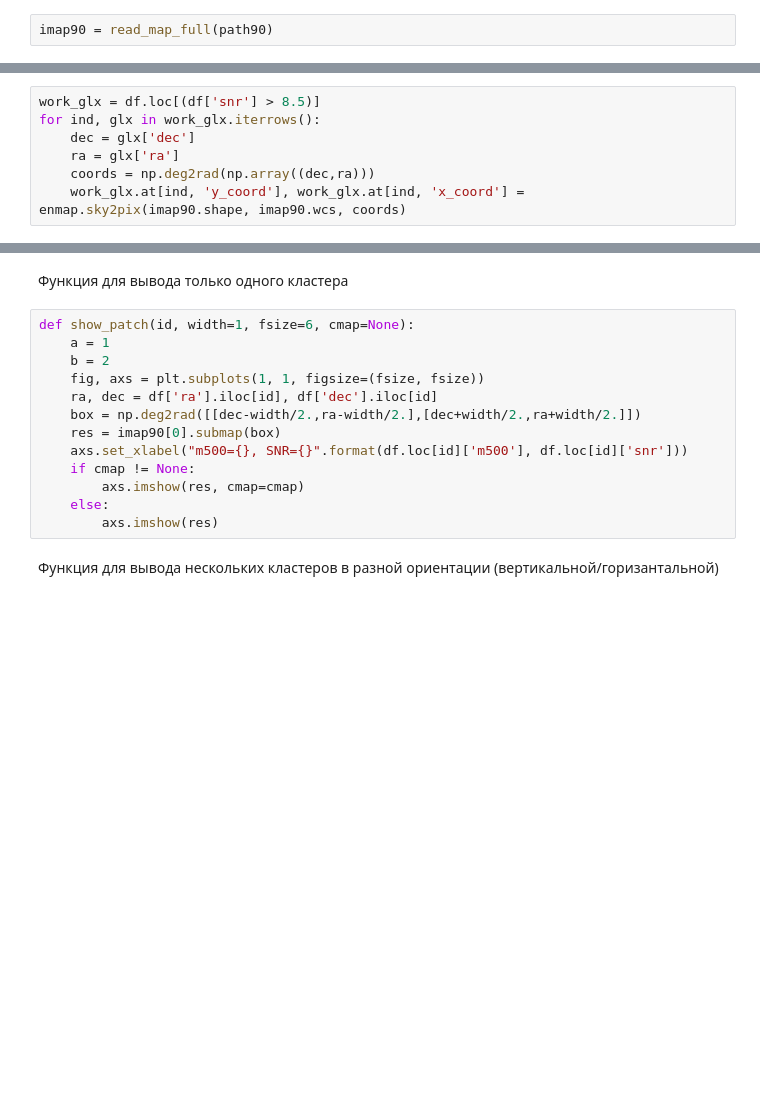
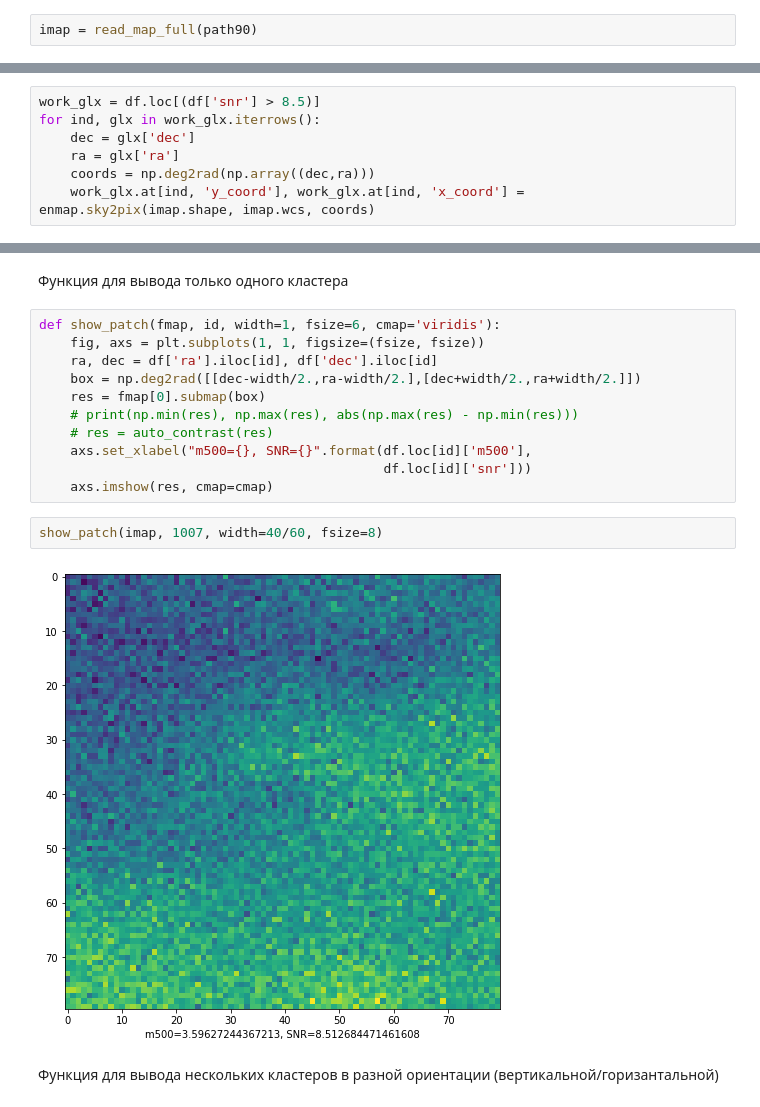
Before and after one commit to ivan-kapunin/segmentation_3_year, a Jupyter notebook: galaxyClustering.ipynb, the cells around one changed output, grey strips where cells are left out. Cells and saved outputs as stored; diff of their text form; blank space fills up the shorter version.

Commit message:
Clean up notebook. Save patches, show patches

```diff
--- a/galaxyClustering.ipynb
+++ b/galaxyClustering.ipynb
@@ -52,5 +52,5 @@ imap90, imap150, imap220 = read_maps_box([100, 160], [-30, 20])
 # %%
-imap90 = read_map_full(path90)
+imap = read_map_full(path90)
 # %%
 tab = atpy.Table().read(cluster_catalog)
 # %% [markdown]
@@ -73,4 +73,4 @@ for ind, glx in work_glx.iterrows():
     dec = glx['dec']
     ra = glx['ra']
     coords = np.deg2rad(np.array((dec,ra)))
-    work_glx.at[ind, 'y_coord'], work_glx.at[ind, 'x_coord'] = enmap.sky2pix(imap90.shape, imap90.wcs, coords)
+    work_glx.at[ind, 'y_coord'], work_glx.at[ind, 'x_coord'] = enmap.sky2pix(imap.shape, imap.wcs, coords)
@@ -77,18 +95,20 @@ for ind, glx in work_glx.iterrows():
 # %% [markdown]
 Функция для вывода только одного кластера
 # %%
-def show_patch(id, width=1, fsize=6, cmap=None):
-    a = 1
-    b = 2
+def show_patch(fmap, id, width=1, fsize=6, cmap='viridis'):
     fig, axs = plt.subplots(1, 1, figsize=(fsize, fsize))
     ra, dec = df['ra'].iloc[id], df['dec'].iloc[id]
     box = np.deg2rad([[dec-width/2.,ra-width/2.],[dec+width/2.,ra+width/2.]])
-    res = imap90[0].submap(box)
-    axs.set_xlabel("m500={}, SNR={}".format(df.loc[id]['m500'], df.loc[id]['snr']))
-    if cmap != None:
-        axs.imshow(res, cmap=cmap)
-    else:
-        axs.imshow(res)
+    res = fmap[0].submap(box)
+    # print(np.min(res), np.max(res), abs(np.max(res) - np.min(res)))
+    # res = auto_contrast(res)
+    axs.set_xlabel("m500={}, SNR={}".format(df.loc[id]['m500'],
+                                            df.loc[id]['snr']))
+    axs.imshow(res, cmap=cmap)
+# %%
+show_patch(imap, 1007, width=40/60, fsize=8)
+# %% [output]
+[figure, added]
 # %% [markdown]
 Функция для вывода нескольких кластеров в разной ориентации (вертикальной/горизантальной)
 # %%
```
Also changed, not shown: parts of 20 cells of this notebook.
